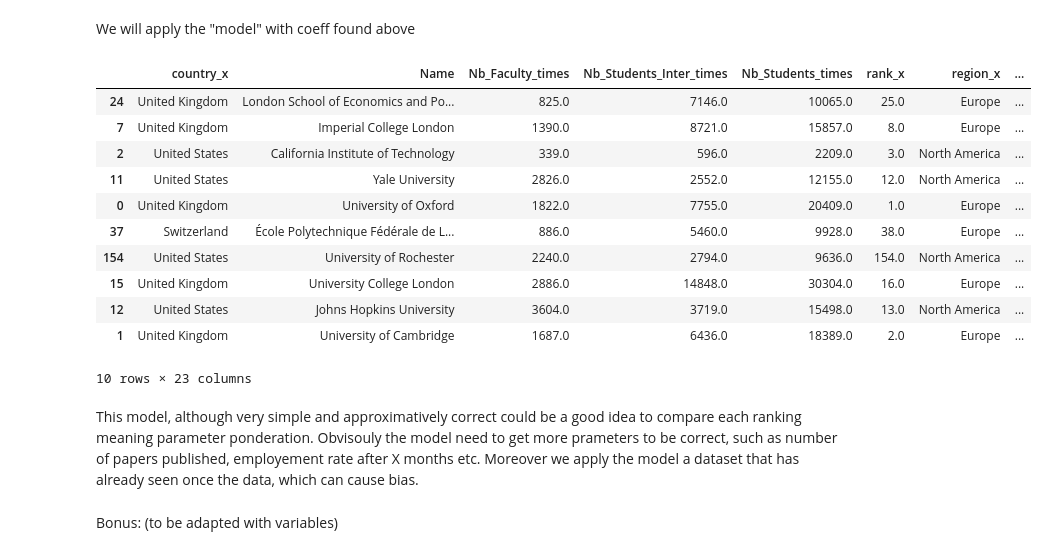
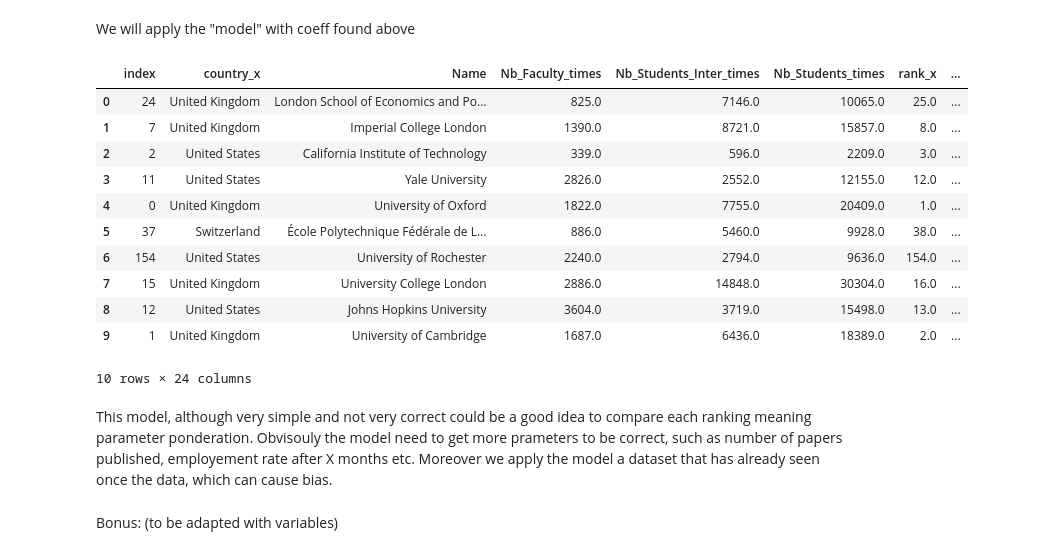
Before and after one commit to Hilefebvre/AppliedDataAnalysis, a Jupyter notebook: ADA2017-Homeworks/02 - Data from the Web/Homework 2.ipynb, the cells around one changed output. Cells and saved outputs as stored; diff of their text form; code cells hidden in the pictures.

```diff
--- a/ADA2017-Homeworks/02 - Data from the Web/Homework 2.ipynb
+++ b/ADA2017-Homeworks/02 - Data from the Web/Homework 2.ipynb
@@ -787,22 +867,22 @@ We will apply the "model" with coeff found above
 # %%
 mergealors['Final_Score']=intercept + BetaInter*mergealors['mean_ratio_inter_stud'] + BetaFac*mergealors['mean_fac_stud']
 # %%
-mergealors.sort_values('Final_Score',ascending=True)[0:10]
+mergealors.sort_values('Final_Score',ascending=True)[0:10].reset_index()
 # %% [output]
-|  | country_x | Name | Nb_Faculty_times | Nb_Students_Inter_times | Nb_Students_times | rank_x | region_x | ... |
-| 24 | United Kingdom | London School of Economics and Po... | 825.0 | 7146.0 | 10065.0 | 25.0 | Europe | ... |
-| 7 | United Kingdom | Imperial College London | 1390.0 | 8721.0 | 15857.0 | 8.0 | Europe | ... |
-| 2 | United States | California Institute of Technology | 339.0 | 596.0 | 2209.0 | 3.0 | North America | ... |
-| 11 | United States | Yale University | 2826.0 | 2552.0 | 12155.0 | 12.0 | North America | ... |
-| 0 | United Kingdom | University of Oxford | 1822.0 | 7755.0 | 20409.0 | 1.0 | Europe | ... |
-| 37 | Switzerland | École Polytechnique Fédérale de L... | 886.0 | 5460.0 | 9928.0 | 38.0 | Europe | ... |
-| 154 | United States | University of Rochester | 2240.0 | 2794.0 | 9636.0 | 154.0 | North America | ... |
-| 15 | United Kingdom | University College London | 2886.0 | 14848.0 | 30304.0 | 16.0 | Europe | ... |
-| 12 | United States | Johns Hopkins University | 3604.0 | 3719.0 | 15498.0 | 13.0 | North America | ... |
-| 1 | United Kingdom | University of Cambridge | 1687.0 | 6436.0 | 18389.0 | 2.0 | Europe | ... |
+|  | index | country_x | Name | Nb_Faculty_times | Nb_Students_Inter_times | Nb_Students_times | rank_x | ... |
+| 0 | 24 | United Kingdom | London School of Economics and Po... | 825.0 | 7146.0 | 10065.0 | 25.0 | ... |
+| 1 | 7 | United Kingdom | Imperial College London | 1390.0 | 8721.0 | 15857.0 | 8.0 | ... |
+| 2 | 2 | United States | California Institute of Technology | 339.0 | 596.0 | 2209.0 | 3.0 | ... |
+| 3 | 11 | United States | Yale University | 2826.0 | 2552.0 | 12155.0 | 12.0 | ... |
+| 4 | 0 | United Kingdom | University of Oxford | 1822.0 | 7755.0 | 20409.0 | 1.0 | ... |
+| 5 | 37 | Switzerland | École Polytechnique Fédérale de L... | 886.0 | 5460.0 | 9928.0 | 38.0 | ... |
+| 6 | 154 | United States | University of Rochester | 2240.0 | 2794.0 | 9636.0 | 154.0 | ... |
+| 7 | 15 | United Kingdom | University College London | 2886.0 | 14848.0 | 30304.0 | 16.0 | ... |
+| 8 | 12 | United States | Johns Hopkins University | 3604.0 | 3719.0 | 15498.0 | 13.0 | ... |
+| 9 | 1 | United Kingdom | University of Cambridge | 1687.0 | 6436.0 | 18389.0 | 2.0 | ... |
-10 rows × 23 columns
+10 rows × 24 columns
 # %% [markdown]
-This model, although very simple and approximatively correct could be a good idea to compare each ranking meaning parameter  ponderation. Obvisouly the model need to get more prameters to be correct, such as number of papers published, employement rate after X months etc. Moreover we apply the model a dataset that has already seen once the data, which can cause bias.
+This model, although very simple and not very correct could be a good idea to compare each ranking meaning parameter  ponderation. Obvisouly the model need to get more prameters to be correct, such as number of papers published, employement rate after X months etc. Moreover we apply the model a dataset that has already seen once the data, which can cause bias.
 # %% [markdown]
  Bonus: (to be adapted with variables)
 # %% [markdown]
```
Also changed, not shown: parts of 21 cells of this notebook.
